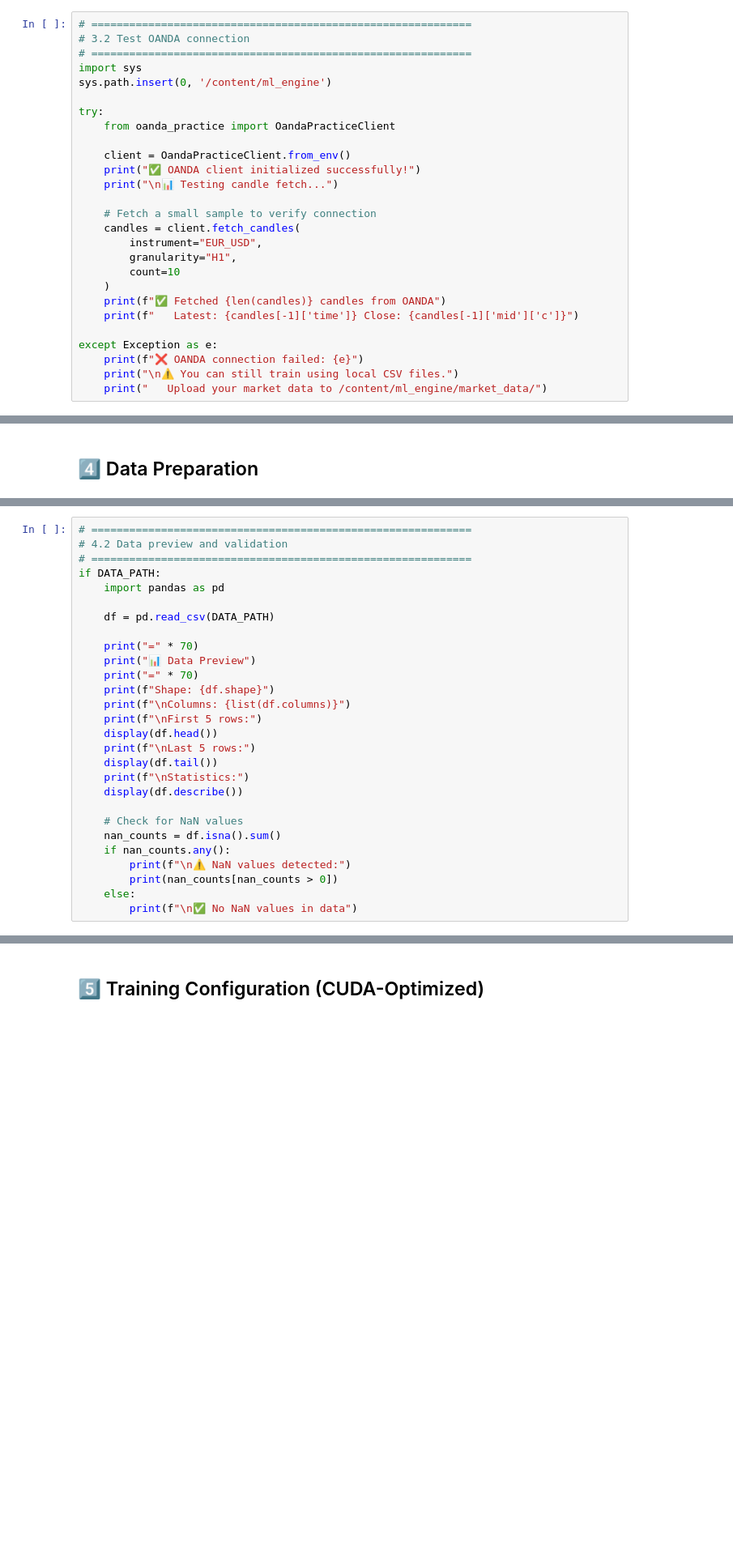
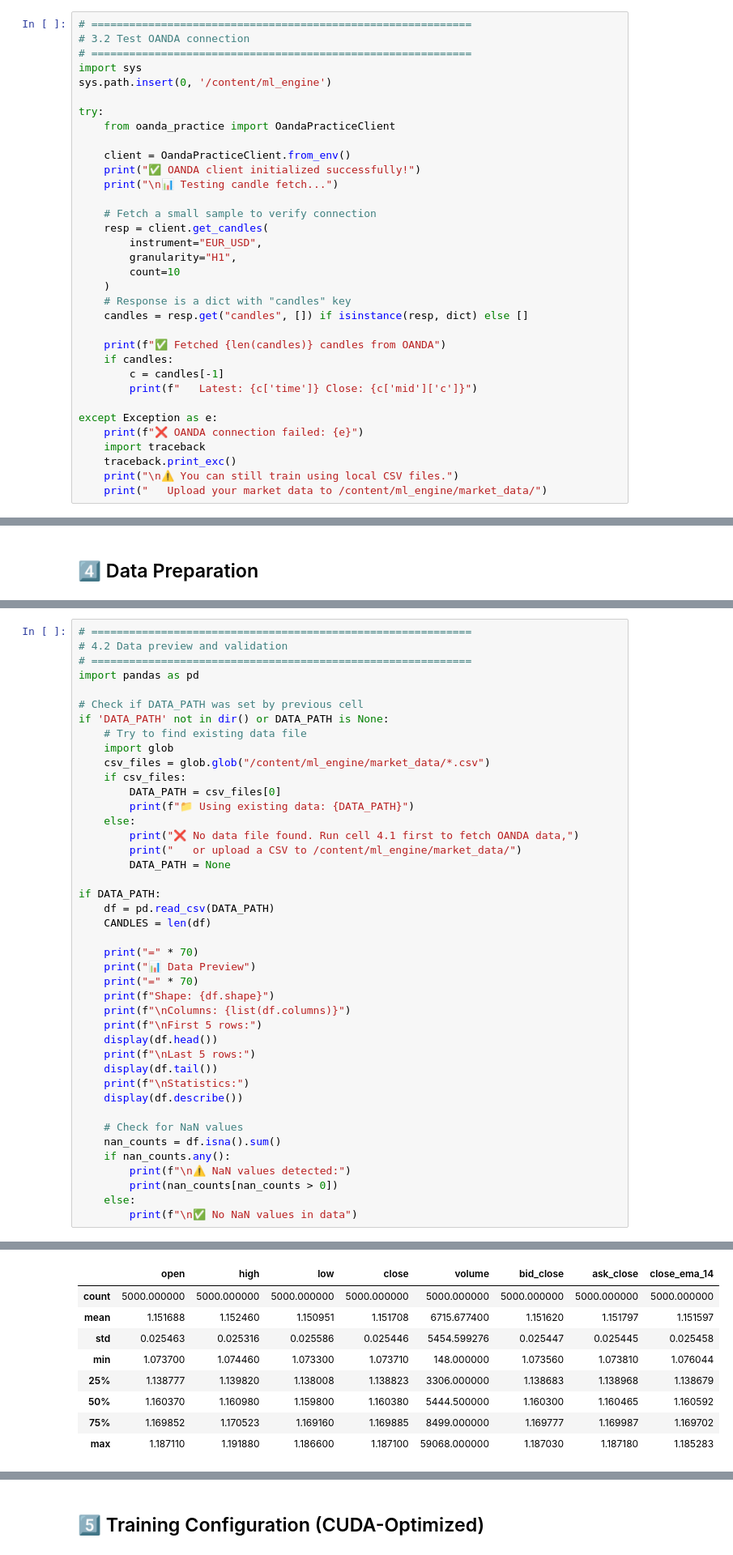
Before and after one commit to Raynergy-svg/ml_engine, a Jupyter notebook: ML_Engine_Colab_Training.ipynb, the cells around one changed output, grey strips where cells are left out. Shown at 81% size. Saved outputs shown, nothing was run; the diff lists cells and outputs as text; blank space fills up the shorter version.

```diff
--- a/ML_Engine_Colab_Training.ipynb
+++ b/ML_Engine_Colab_Training.ipynb
@@ -183,15 +276,22 @@ try:
     print("\n📊 Testing candle fetch...")
 
     # Fetch a small sample to verify connection
-    candles = client.fetch_candles(
+    resp = client.get_candles(
         instrument="EUR_USD",
         granularity="H1",
         count=10
     )
+    # Response is a dict with "candles" key
+    candles = resp.get("candles", []) if isinstance(resp, dict) else []
+
     print(f"✅ Fetched {len(candles)} candles from OANDA")
-    print(f"   Latest: {candles[-1]['time']} Close: {candles[-1]['mid']['c']}")
+    if candles:
+        c = candles[-1]
+        print(f"   Latest: {c['time']} Close: {c['mid']['c']}")
 
 except Exception as e:
     print(f"❌ OANDA connection failed: {e}")
+    import traceback
+    traceback.print_exc()
     print("\n⚠️ You can still train using local CSV files.")
     print("   Upload your market data to /content/ml_engine/market_data/")
@@ -286,10 +409,24 @@ except Exception as e:
 # ============================================================
 # 4.2 Data preview and validation
 # ============================================================
+import pandas as pd
+
+# Check if DATA_PATH was set by previous cell
+if 'DATA_PATH' not in dir() or DATA_PATH is None:
+    # Try to find existing data file
+    import glob
+    csv_files = glob.glob("/content/ml_engine/market_data/*.csv")
+    if csv_files:
+        DATA_PATH = csv_files[0]
+        print(f"📁 Using existing data: {DATA_PATH}")
+    else:
+        print("❌ No data file found. Run cell 4.1 first to fetch OANDA data,")
+        print("   or upload a CSV to /content/ml_engine/market_data/")
+        DATA_PATH = None
+
 if DATA_PATH:
-    import pandas as pd
-
     df = pd.read_csv(DATA_PATH)
+    CANDLES = len(df)
 
     print("=" * 70)
     print("📊 Data Preview")
@@ -310,3 +447,4 @@ if DATA_PATH:
         print(nan_counts[nan_counts > 0])
     else:
         print(f"\n✅ No NaN values in data")
+# %% [output]
@@ -312,0 +474,9 @@ if DATA_PATH:
+|  | open | high | low | close | volume | bid_close | ask_close | close_ema_14 |
+| count | 5000.000000 | 5000.000000 | 5000.000000 | 5000.000000 | 5000.000000 | 5000.000000 | 5000.000000 | 5000.000000 |
+| mean | 1.151688 | 1.152460 | 1.150951 | 1.151708 | 6715.677400 | 1.151620 | 1.151797 | 1.151597 |
+| std | 0.025463 | 0.025316 | 0.025586 | 0.025446 | 5454.599276 | 0.025447 | 0.025445 | 0.025458 |
+| min | 1.073700 | 1.074460 | 1.073300 | 1.073710 | 148.000000 | 1.073560 | 1.073810 | 1.076044 |
+| 25% | 1.138777 | 1.139820 | 1.138008 | 1.138823 | 3306.000000 | 1.138683 | 1.138968 | 1.138679 |
+| 50% | 1.160370 | 1.160980 | 1.159800 | 1.160380 | 5444.500000 | 1.160300 | 1.160465 | 1.160592 |
+| 75% | 1.169852 | 1.170523 | 1.169160 | 1.169885 | 8499.000000 | 1.169777 | 1.169987 | 1.169702 |
+| max | 1.187110 | 1.191880 | 1.186600 | 1.187100 | 59068.000000 | 1.187030 | 1.187180 | 1.185283 |
```
Also changed, not shown: parts of 18 cells of this notebook.
